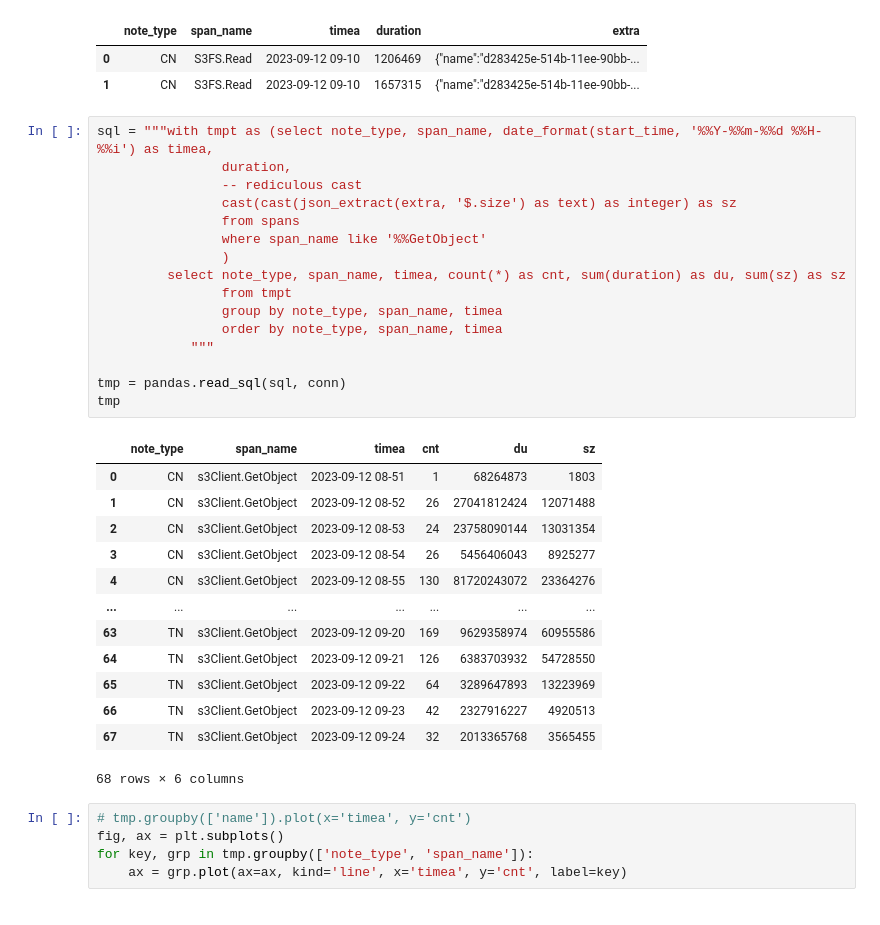
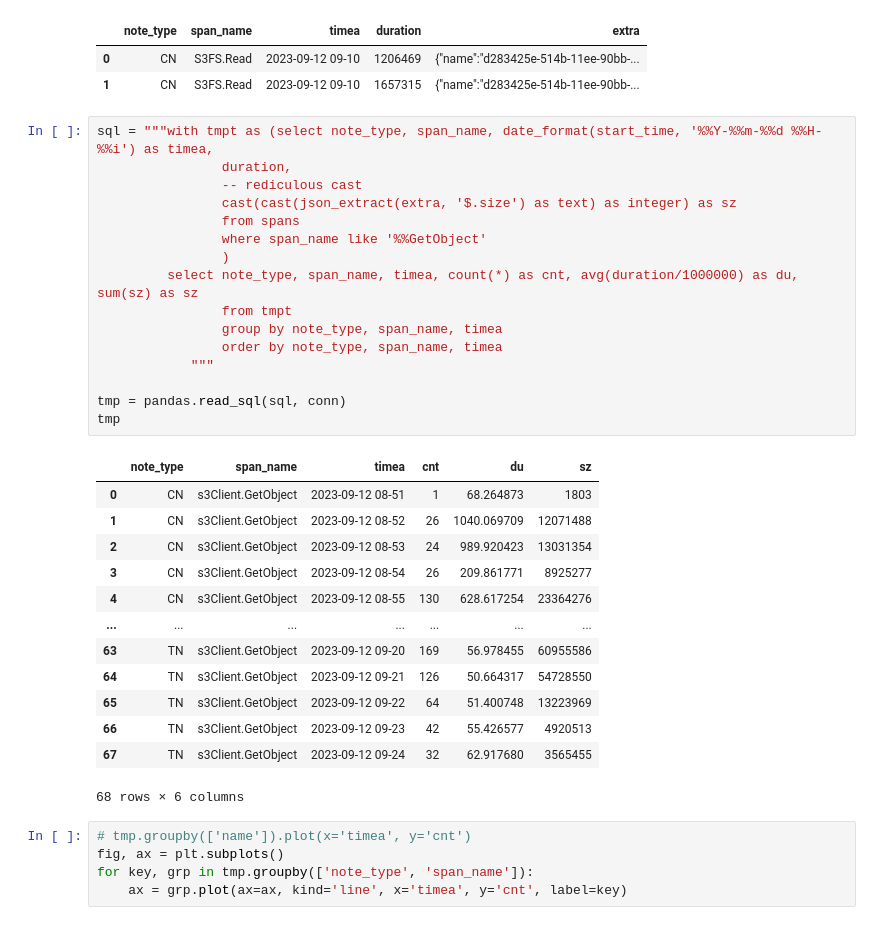
Before and after one commit to matrixorigin/mojo, a Jupyter notebook: nb/iospan.ipynb, the cells around one changed output. Cells and saved outputs as stored; diff of their text form.

Commit message:
Add duration.

```diff
--- a/nb/iospan.ipynb
+++ b/nb/iospan.ipynb
@@ -52,32 +52,32 @@ tmp
 # %%
 sql = """with tmpt as (select note_type, span_name, date_format(start_time, '%%Y-%%m-%%d %%H-%%i') as timea,
                 duration,
                 -- rediculous cast
                 cast(cast(json_extract(extra, '$.size') as text) as integer) as sz
                 from spans
                 where span_name like '%%GetObject'
                 )
-         select note_type, span_name, timea, count(*) as cnt, sum(duration) as du, sum(sz) as sz
+         select note_type, span_name, timea, count(*) as cnt, avg(duration/1000000) as du, sum(sz) as sz
                 from tmpt
                 group by note_type, span_name, timea
                 order by note_type, span_name, timea
             """
 
 tmp = pandas.read_sql(sql, conn)
 tmp
 # %% [output]
 |  | note_type | span_name | timea | cnt | du | sz |
-| 0 | CN | s3Client.GetObject | 2023-09-12 08-51 | 1 | 68264873 | 1803 |
-| 1 | CN | s3Client.GetObject | 2023-09-12 08-52 | 26 | 27041812424 | 12071488 |
-| 2 | CN | s3Client.GetObject | 2023-09-12 08-53 | 24 | 23758090144 | 13031354 |
-| 3 | CN | s3Client.GetObject | 2023-09-12 08-54 | 26 | 5456406043 | 8925277 |
-| 4 | CN | s3Client.GetObject | 2023-09-12 08-55 | 130 | 81720243072 | 23364276 |
+| 0 | CN | s3Client.GetObject | 2023-09-12 08-51 | 1 | 68.264873 | 1803 |
+| 1 | CN | s3Client.GetObject | 2023-09-12 08-52 | 26 | 1040.069709 | 12071488 |
+| 2 | CN | s3Client.GetObject | 2023-09-12 08-53 | 24 | 989.920423 | 13031354 |
+| 3 | CN | s3Client.GetObject | 2023-09-12 08-54 | 26 | 209.861771 | 8925277 |
+| 4 | CN | s3Client.GetObject | 2023-09-12 08-55 | 130 | 628.617254 | 23364276 |
 | ... | ... | ... | ... | ... | ... | ... |
-| 63 | TN | s3Client.GetObject | 2023-09-12 09-20 | 169 | 9629358974 | 60955586 |
-| 64 | TN | s3Client.GetObject | 2023-09-12 09-21 | 126 | 6383703932 | 54728550 |
-| 65 | TN | s3Client.GetObject | 2023-09-12 09-22 | 64 | 3289647893 | 13223969 |
-| 66 | TN | s3Client.GetObject | 2023-09-12 09-23 | 42 | 2327916227 | 4920513 |
-| 67 | TN | s3Client.GetObject | 2023-09-12 09-24 | 32 | 2013365768 | 3565455 |
+| 63 | TN | s3Client.GetObject | 2023-09-12 09-20 | 169 | 56.978455 | 60955586 |
+| 64 | TN | s3Client.GetObject | 2023-09-12 09-21 | 126 | 50.664317 | 54728550 |
+| 65 | TN | s3Client.GetObject | 2023-09-12 09-22 | 64 | 51.400748 | 13223969 |
+| 66 | TN | s3Client.GetObject | 2023-09-12 09-23 | 42 | 55.426577 | 4920513 |
+| 67 | TN | s3Client.GetObject | 2023-09-12 09-24 | 32 | 62.917680 | 3565455 |
 68 rows × 6 columns
 # %%
 # tmp.groupby(['name']).plot(x='timea', y='cnt')
```
Also changed, not shown: parts of 1 cell of this notebook.
